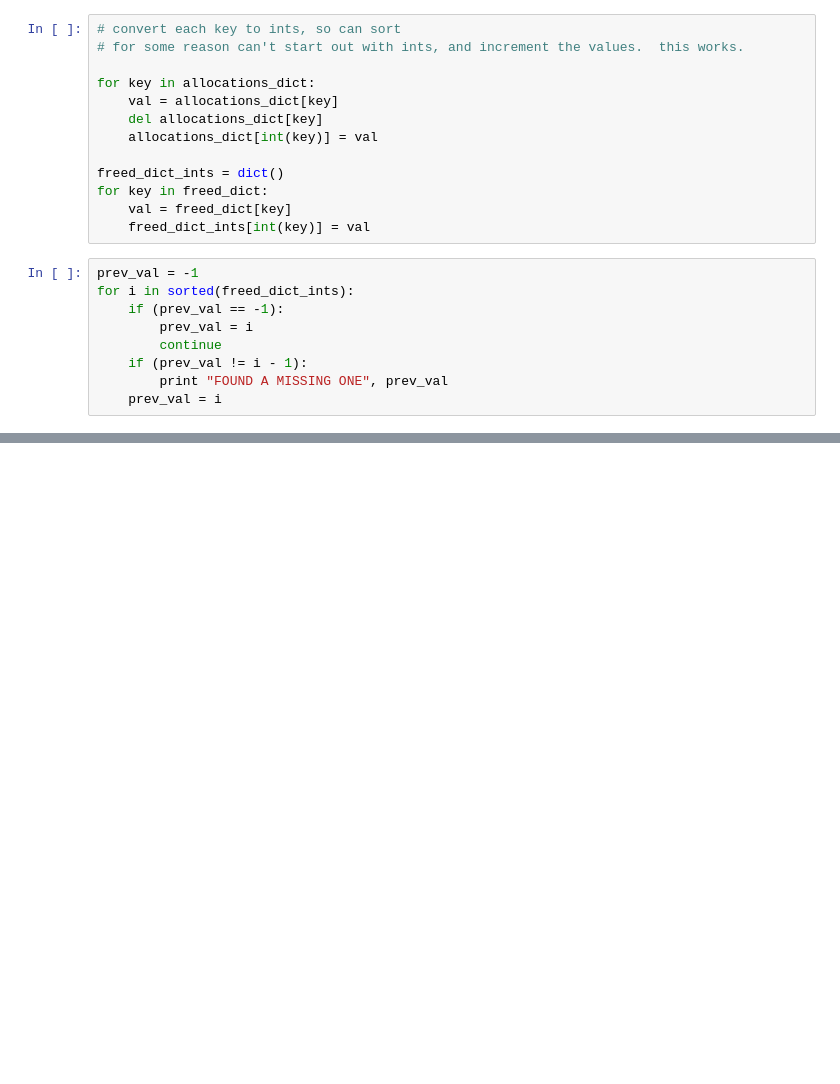
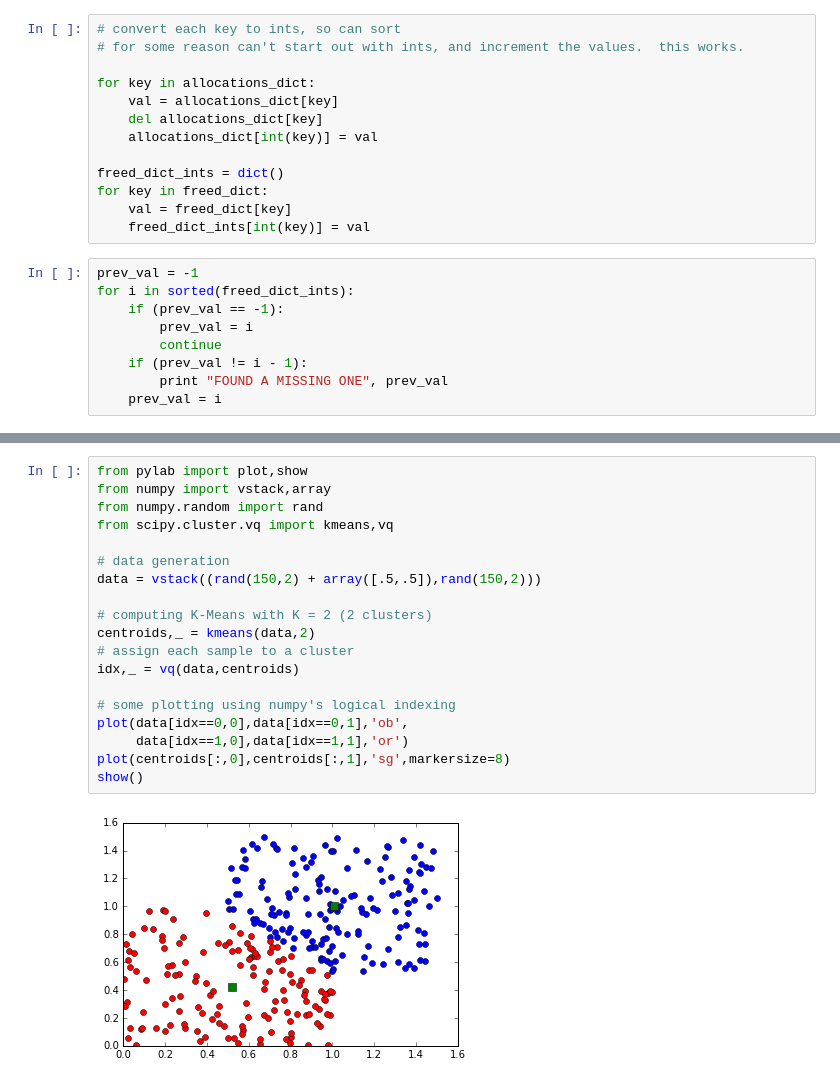
Before and after one commit to peteflorence/trace-visualizations, a Jupyter notebook: trace_visualizations.ipynb, the cells around one changed output, grey strips where cells are left out. Drawn from its saved outputs; the diff is of its cells as text; blank space fills up the shorter version.

```diff
--- a/trace_visualizations.ipynb
+++ b/trace_visualizations.ipynb
@@ -124,0 +216,21 @@ print left_at_end_allocations_dict
+# %%
+from pylab import plot,show
+from numpy import vstack,array
+from numpy.random import rand
+from scipy.cluster.vq import kmeans,vq
+
+# data generation
+data = vstack((rand(150,2) + array([.5,.5]),rand(150,2)))
+
+# computing K-Means with K = 2 (2 clusters)
+centroids,_ = kmeans(data,2)
+# assign each sample to a cluster
+idx,_ = vq(data,centroids)
+
+# some plotting using numpy's logical indexing
+plot(data[idx==0,0],data[idx==0,1],'ob',
+     data[idx==1,0],data[idx==1,1],'or')
+plot(centroids[:,0],centroids[:,1],'sg',markersize=8)
+show()
+# %% [output]
+[figure, added]
```
Also changed, not shown: parts of 20 cells of this notebook.
